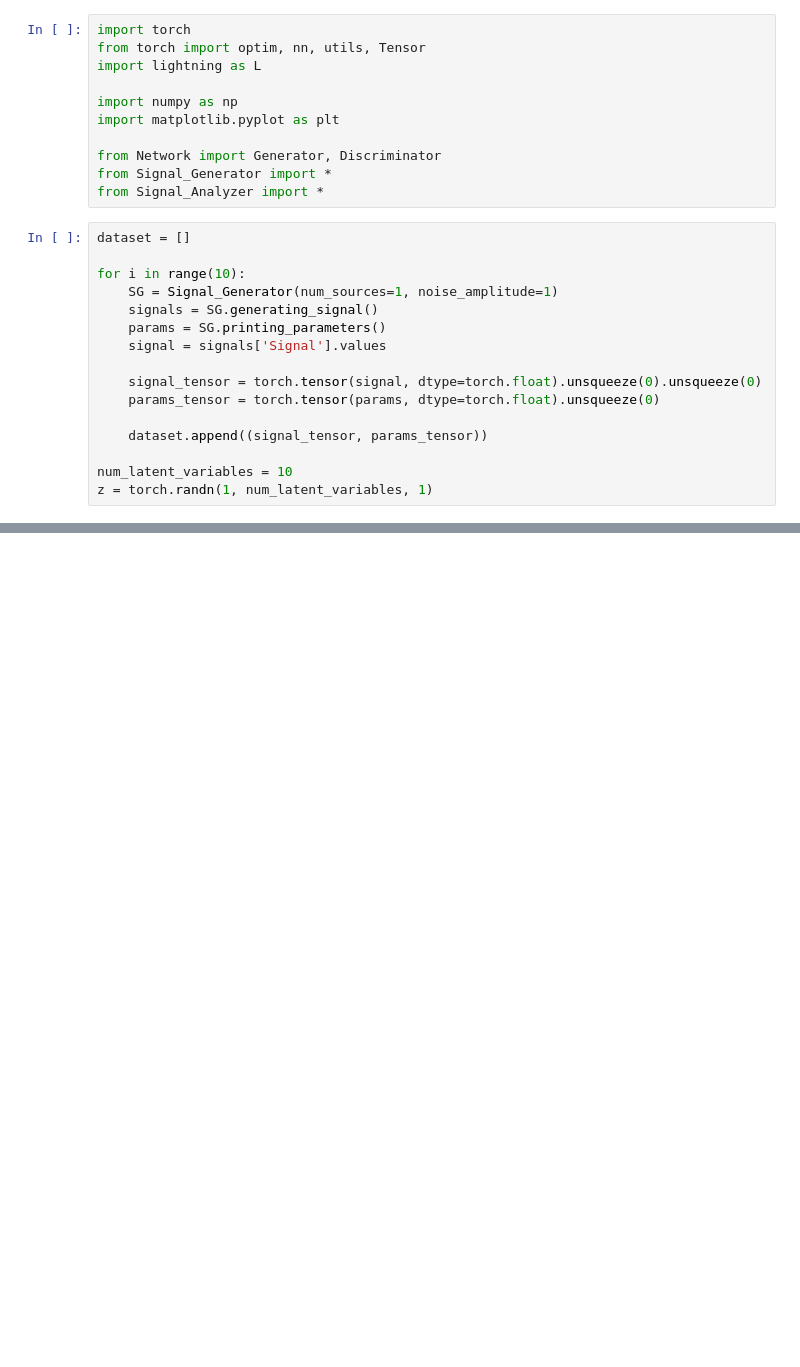
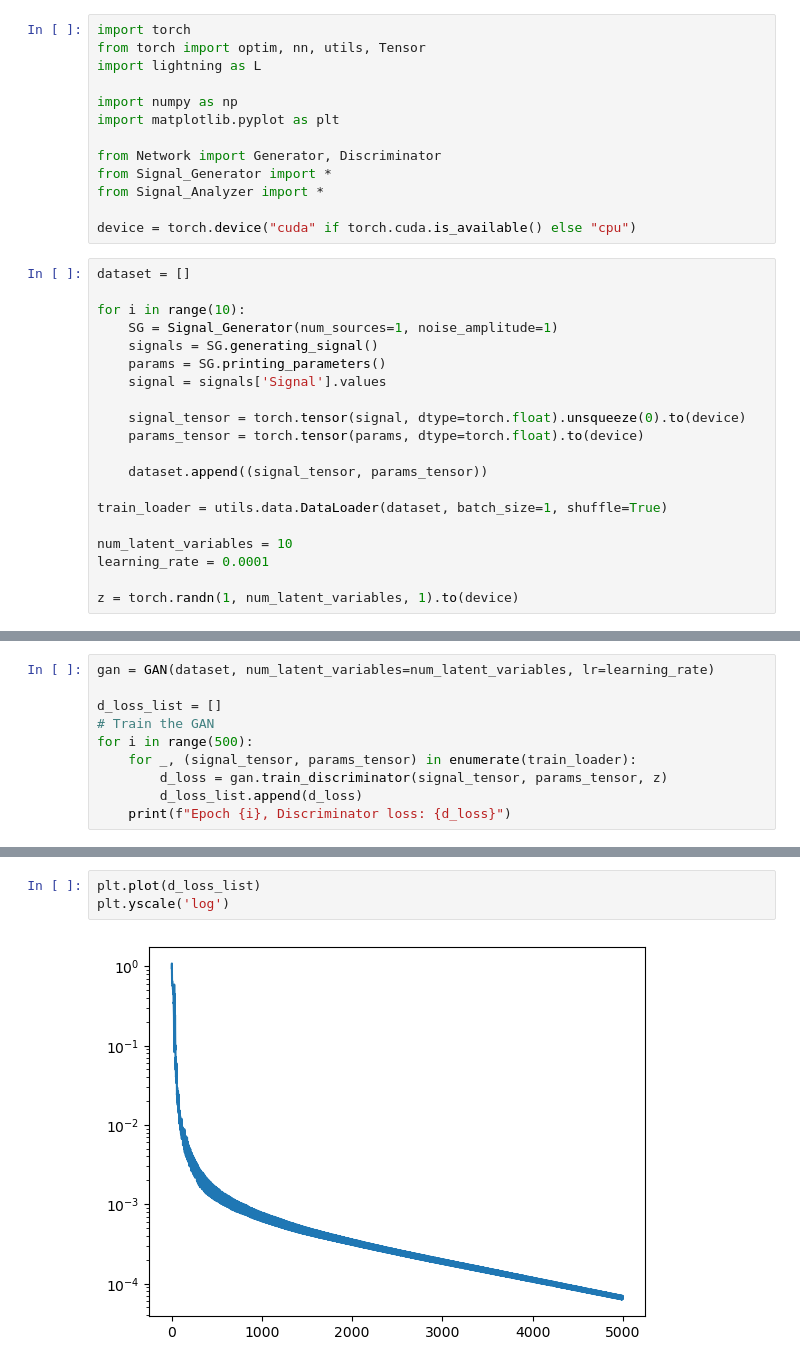
Before and after one commit to BeichenXu/MasProjectLISA, a Jupyter notebook: training.ipynb, the cells around one changed output, grey strips where cells are left out. Drawn from its saved outputs; the diff is of its cells as text; blank space fills up the shorter version.

```diff
--- a/training.ipynb
+++ b/training.ipynb
@@ -9,6 +9,8 @@ import matplotlib.pyplot as plt
 from Network import Generator, Discriminator
 from Signal_Generator import *
 from Signal_Analyzer import *
+
+device = torch.device("cuda" if torch.cuda.is_available() else "cpu")
 # %%
 dataset = []
 
@@ -18,10 +20,14 @@ for i in range(10):
     params = SG.printing_parameters()
     signal = signals['Signal'].values
 
-    signal_tensor = torch.tensor(signal, dtype=torch.float).unsqueeze(0).unsqueeze(0)
-    params_tensor = torch.tensor(params, dtype=torch.float).unsqueeze(0)
+    signal_tensor = torch.tensor(signal, dtype=torch.float).unsqueeze(0).to(device)
+    params_tensor = torch.tensor(params, dtype=torch.float).to(device)
 
     dataset.append((signal_tensor, params_tensor))
 
+train_loader = utils.data.DataLoader(dataset, batch_size=1, shuffle=True)
+
 num_latent_variables = 10
-z = torch.randn(1, num_latent_variables, 1)
+learning_rate = 0.0001
+
+z = torch.randn(1, num_latent_variables, 1).to(device)
@@ -93,0 +77,10 @@ MisconfigurationException: `Trainer(devices=0)` value is not a valid input using
+# %%
+gan = GAN(dataset, num_latent_variables=num_latent_variables, lr=learning_rate)
+
+d_loss_list = []
+# Train the GAN
+for i in range(500):
+    for _, (signal_tensor, params_tensor) in enumerate(train_loader):
+        d_loss = gan.train_discriminator(signal_tensor, params_tensor, z)
+        d_loss_list.append(d_loss)
+    print(f"Epoch {i}, Discriminator loss: {d_loss}")
@@ -93,0 +105,5 @@ MisconfigurationException: `Trainer(devices=0)` value is not a valid input using
+# %%
+plt.plot(d_loss_list)
+plt.yscale('log')
+# %% [output]
+[figure, added]
```
Also changed, not shown: parts of 10 cells of this notebook, 4 other files.
